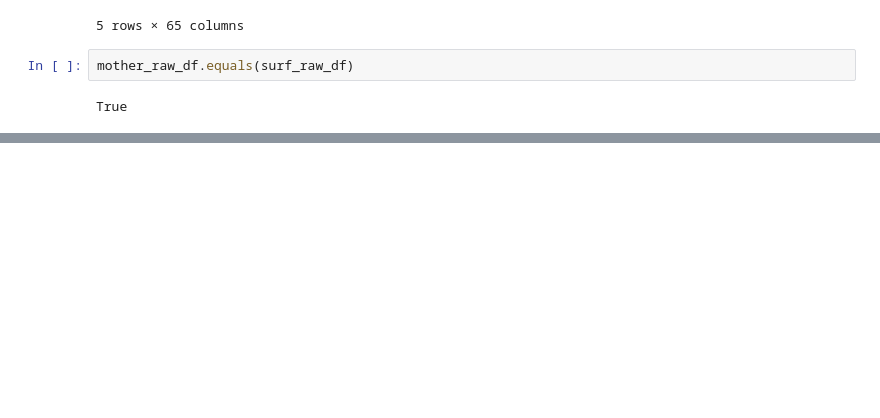
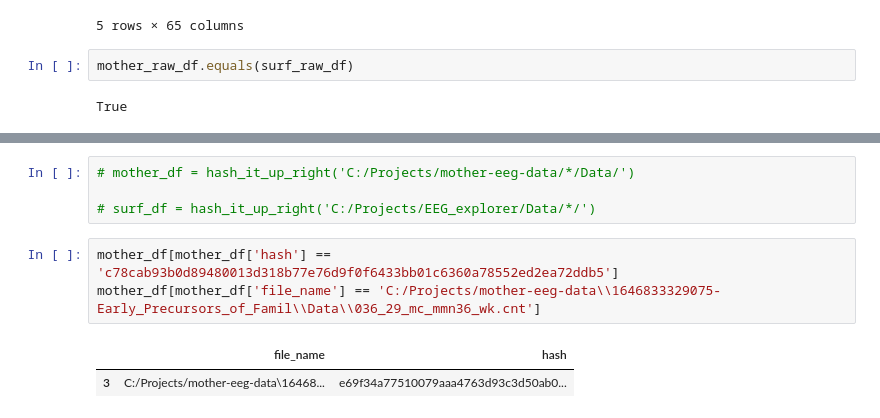
Before and after one commit to NadineUU/EEG_age_prediction, a Jupyter notebook: Notebooks/ePodium_file_update.ipynb, the cells around one changed output, grey strips where cells are left out. Cells and saved outputs as stored; diff of their text form; blank space fills up the shorter version.

```diff
--- a/Notebooks/ePodium_file_update.ipynb
+++ b/Notebooks/ePodium_file_update.ipynb
@@ -294,0 +350,10 @@ True
+# %%
+# mother_df = hash_it_up_right('C:/Projects/mother-eeg-data/*/Data/')
+
+# surf_df = hash_it_up_right('C:/Projects/EEG_explorer/Data/*/')
+# %%
+mother_df[mother_df['hash'] == 'c78cab93b0d89480013d318b77e76d9f0f6433bb01c6360a78552ed2ea72ddb5']
+mother_df[mother_df['file_name'] == 'C:/Projects/mother-eeg-data\\1646833329075-Early_Precursors_of_Famil\\Data\\036_29_mc_mmn36_wk.cnt']
+# %% [output]
+|  | file_name | hash |
+| 3 | C:/Projects/mother-eeg-data\16468... | e69f34a77510079aaa4763d93c3d50ab0... |
```
Also changed, not shown: parts of 12 cells of this notebook, 2 other files.
